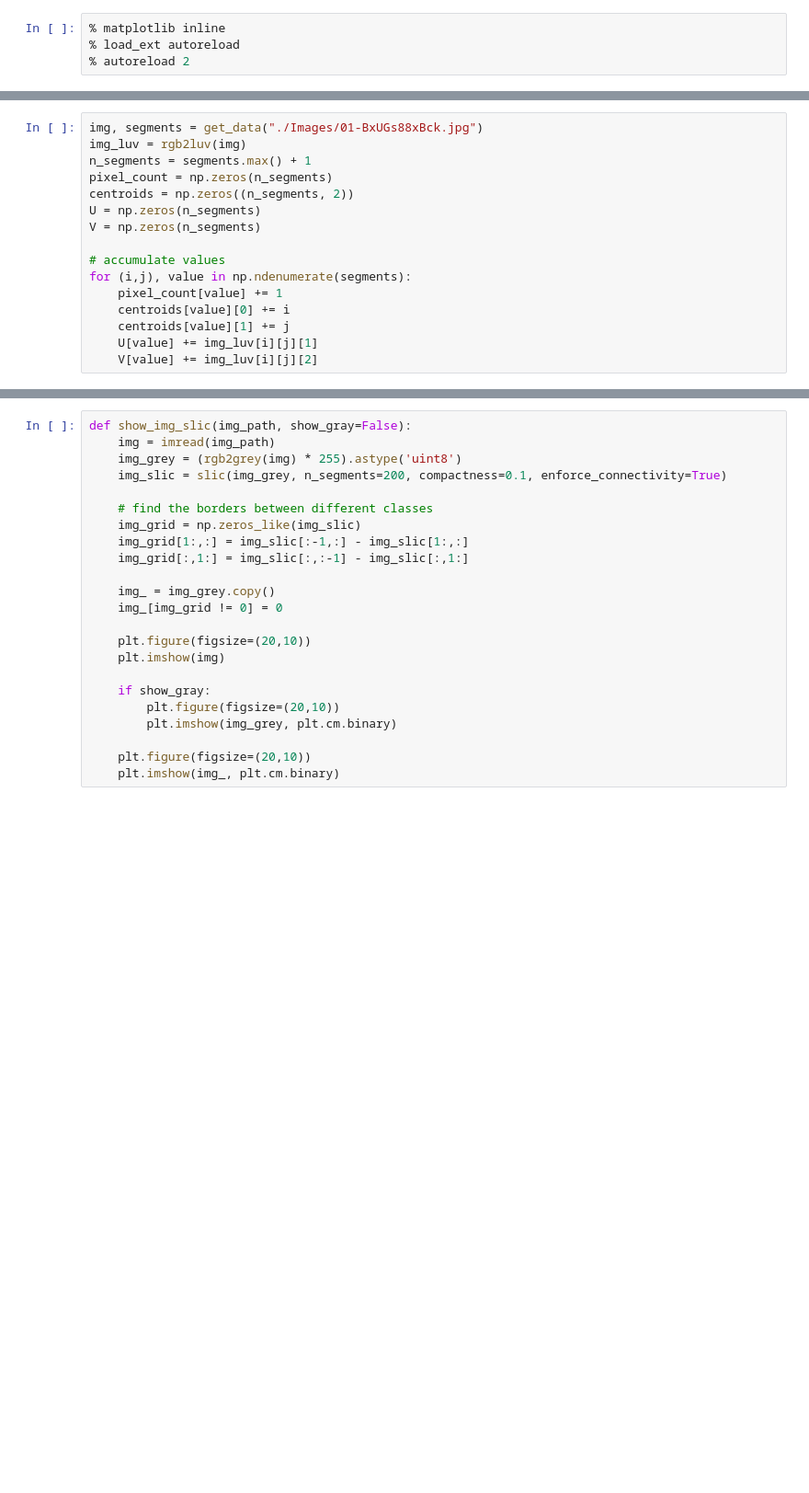
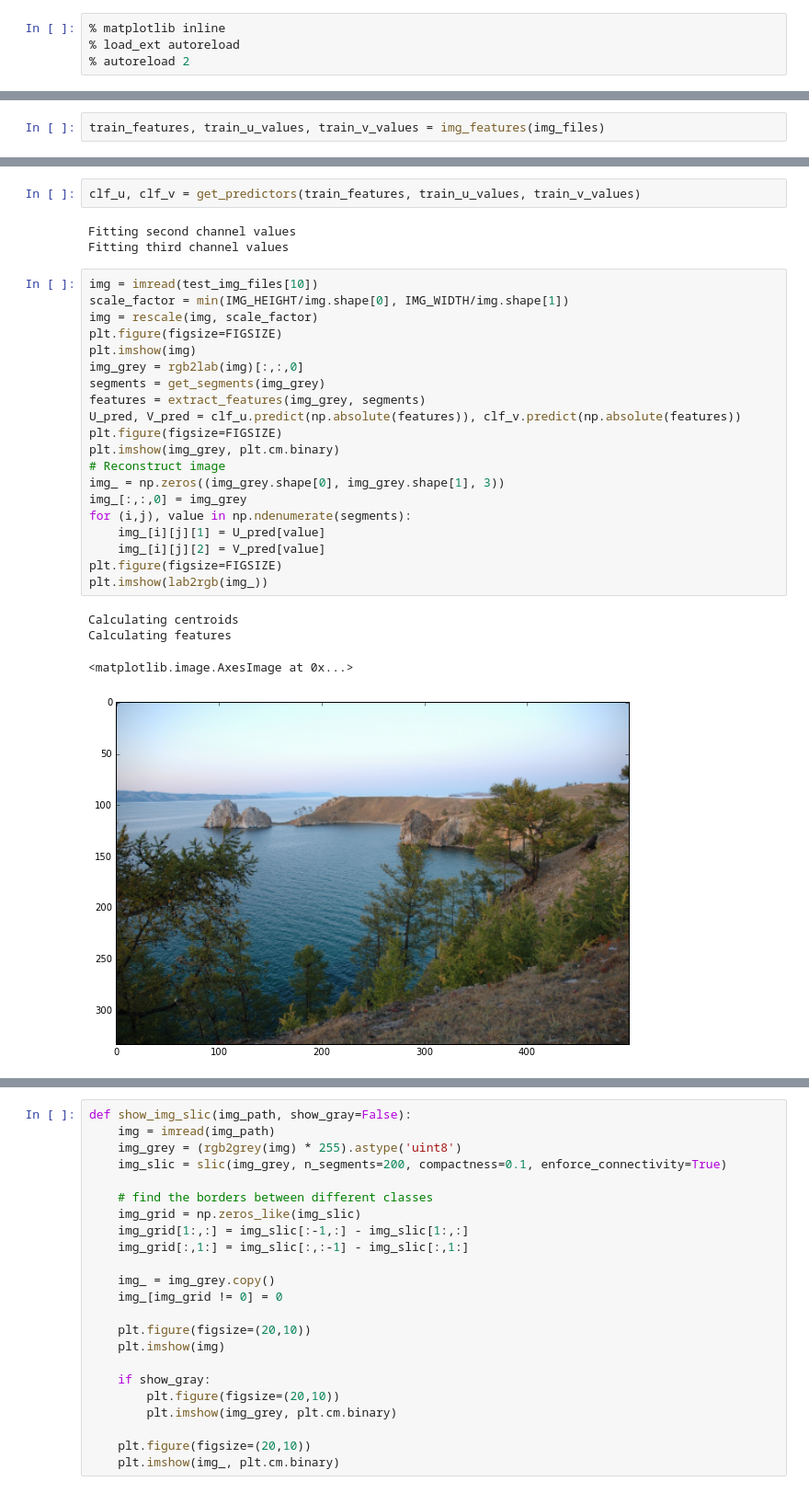
Before and after one commit to fineguy/Image_colorization, a Jupyter notebook: experiments.ipynb, the cells around one changed output, grey strips where cells are left out. Shown at 92% size. Saved outputs shown, nothing was run; the diff lists cells and outputs as text; blank space fills up the shorter version.

```diff
--- a/experiments.ipynb
+++ b/experiments.ipynb
@@ -142,16 +9,0 @@ def main():
-# %%
-img, segments = get_data("./Images/01-BxUGs88xBck.jpg")
-img_luv = rgb2luv(img)
-n_segments = segments.max() + 1
-pixel_count = np.zeros(n_segments)
-centroids = np.zeros((n_segments, 2))
-U = np.zeros(n_segments)
-V = np.zeros(n_segments)
-
-# accumulate values
-for (i,j), value in np.ndenumerate(segments):
-    pixel_count[value] += 1
-    centroids[value][0] += i
-    centroids[value][1] += j
-    U[value] += img_luv[i][j][1]
-    V[value] += img_luv[i][j][2]
@@ -163,0 +10,2 @@ main()
+# %%
+train_features, train_u_values, train_v_values = img_features(img_files)
@@ -163,0 +53,30 @@ main()
+# %%
+clf_u, clf_v = get_predictors(train_features, train_u_values, train_v_values)
+# %% [output]
+Fitting second channel values
+Fitting third channel values
+# %%
+img = imread(test_img_files[10])
+scale_factor = min(IMG_HEIGHT/img.shape[0], IMG_WIDTH/img.shape[1])
+img = rescale(img, scale_factor)
+plt.figure(figsize=FIGSIZE)
+plt.imshow(img)
+img_grey = rgb2lab(img)[:,:,0]
+segments = get_segments(img_grey)
+features = extract_features(img_grey, segments)
+U_pred, V_pred = clf_u.predict(np.absolute(features)), clf_v.predict(np.absolute(features))
+plt.figure(figsize=FIGSIZE)
+plt.imshow(img_grey, plt.cm.binary)
+# Reconstruct image
+img_ = np.zeros((img_grey.shape[0], img_grey.shape[1], 3))
+img_[:,:,0] = img_grey
+for (i,j), value in np.ndenumerate(segments):
+    img_[i][j][1] = U_pred[value]
+    img_[i][j][2] = V_pred[value]
+plt.figure(figsize=FIGSIZE)
+plt.imshow(lab2rgb(img_))
+# %% [output]
+Calculating centroids
+Calculating features
+<matplotlib.image.AxesImage at 0x...>
+[figure, added]
```
Also changed, not shown: parts of 19 cells of this notebook, 5 other files.
